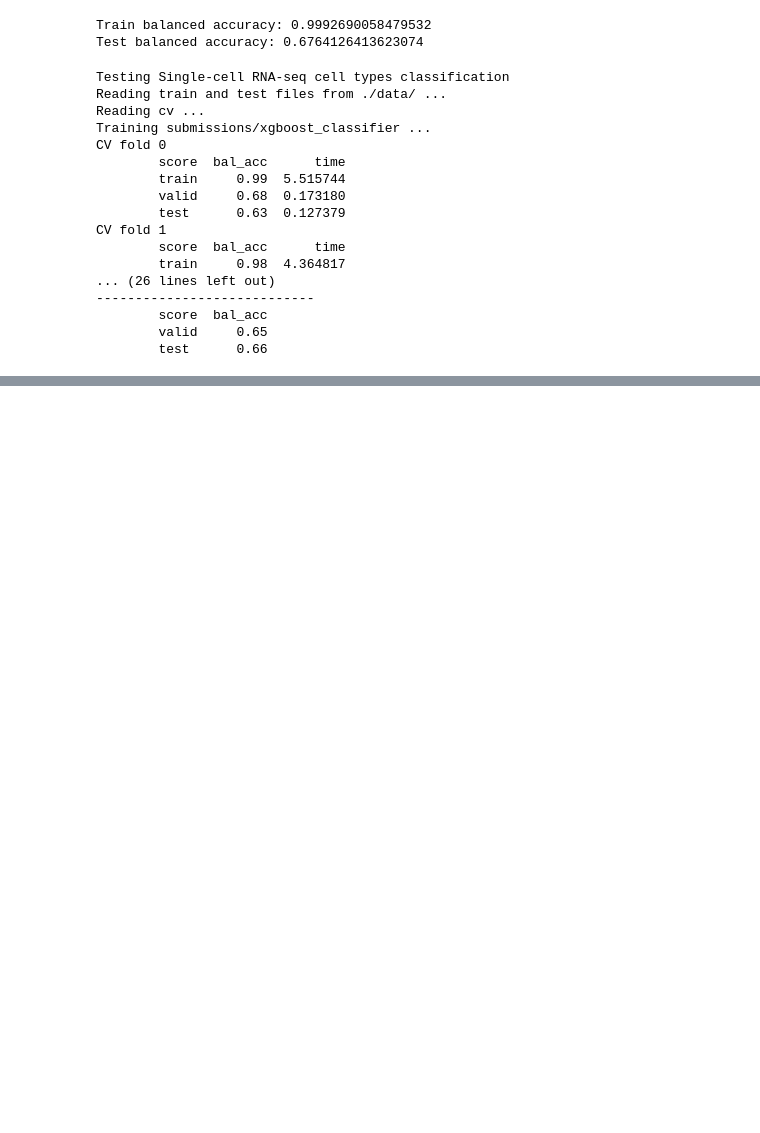
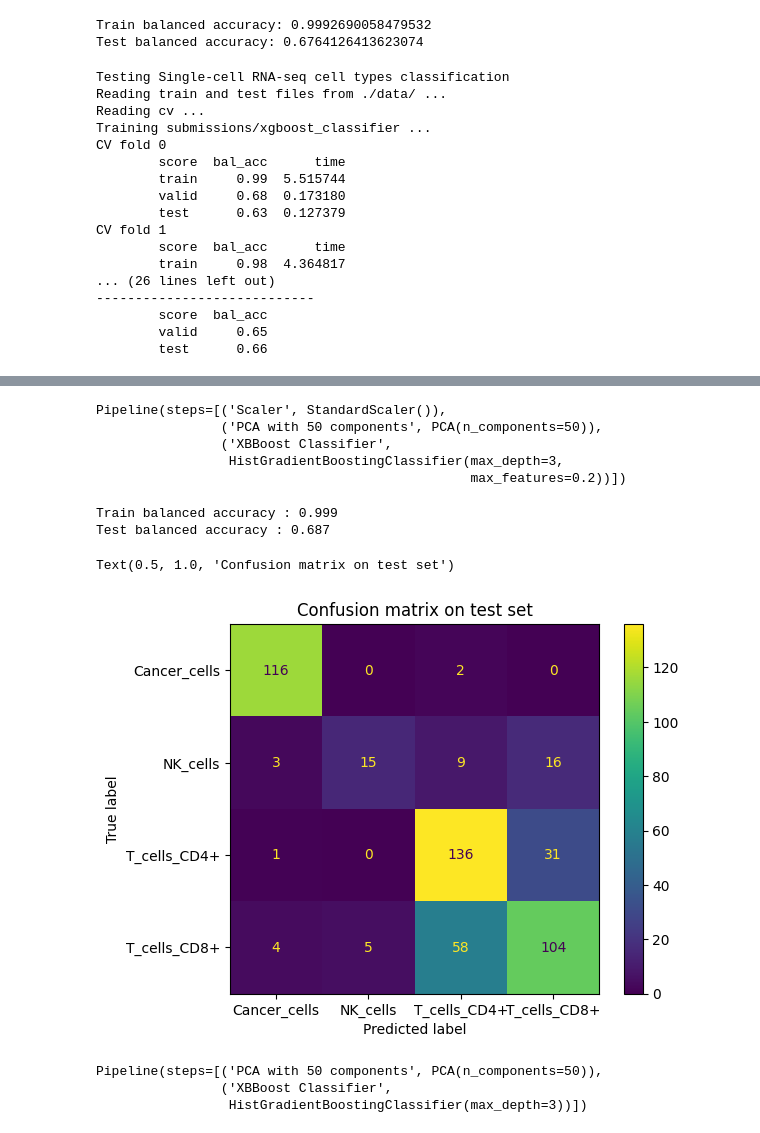
Before and after one commit to DataCampDS/scmark-classification-etoiles, a Jupyter notebook: pipeline_model.ipynb, the cells around one changed output, grey strips where cells are left out. Drawn from its saved outputs; the diff is of its cells as text; code cells hidden in the pictures; blank space fills up the shorter version.

```diff
--- a/pipeline_model.ipynb
+++ b/pipeline_model.ipynb
@@ -233,0 +287,75 @@ CV fold 1
+# %%
+from sklearn.pipeline import Pipeline
+from sklearn.preprocessing import StandardScaler
+from sklearn.decomposition import PCA
+from sklearn.ensemble import HistGradientBoostingClassifier
+
+
+pipe = Pipeline(
+    [
+        ("Scaler", StandardScaler(with_mean=True, with_std=True)),
+        ("PCA with 50 components", PCA(n_components=50)),
+        (
+            "XBBoost Classifier",
+           HistGradientBoostingClassifier(
+                max_depth=3, max_features=0.2
+            ),
+        ),
+    ]
+)
+
+pipe
+# %% [output]
+Pipeline(steps=[('Scaler', StandardScaler()),
+                ('PCA with 50 components', PCA(n_components=50)),
+                ('XBBoost Classifier',
+                 HistGradientBoostingClassifier(max_depth=3,
+                                                max_features=0.2))])
+# %%
+# fit on train
+pipe.fit(X_train_log, y_train)
+y_tr_pred = pipe.predict(X_train_log)
+
+# predict on test
+X_test_log = preprocess_X(X_test)
+y_te_pred = pipe.predict(X_test_log)
+# %%
+from sklearn.metrics import confusion_matrix
+from sklearn.metrics import ConfusionMatrixDisplay
+
+# compute balanced accuracy and confusion matrix
+print(f"Train balanced accuracy : {balanced_accuracy_score(y_train, y_tr_pred):.3f}")
+print(f"Test balanced accuracy : {balanced_accuracy_score(y_test, y_te_pred):.3f}")
+cm = confusion_matrix(y_test, y_te_pred)
+disp = ConfusionMatrixDisplay(confusion_matrix=cm, display_labels=pipe.classes_, )
+disp.plot()
+plt.title("Confusion matrix on test set")
+# %% [output]
+Train balanced accuracy : 0.999
+Test balanced accuracy : 0.687
+Text(0.5, 1.0, 'Confusion matrix on test set')
+[figure, added]
+# %%
+from sklearn.pipeline import Pipeline
+from sklearn.preprocessing import StandardScaler
+from sklearn.decomposition import PCA
+from sklearn.ensemble import HistGradientBoostingClassifier
+
+
+pipe = Pipeline(
+    [
+        ("PCA with 50 components", PCA(n_components=50)),
+        (
+            "XBBoost Classifier",
+           HistGradientBoostingClassifier(
+                max_depth=3, max_features=1.0
+            ),
+        ),
+    ]
+)
+
+pipe
+# %% [output]
+Pipeline(steps=[('PCA with 50 components', PCA(n_components=50)),
+                ('XBBoost Classifier',
+                 HistGradientBoostingClassifier(max_depth=3))])
```
Also changed, not shown: parts of 10 cells of this notebook.
